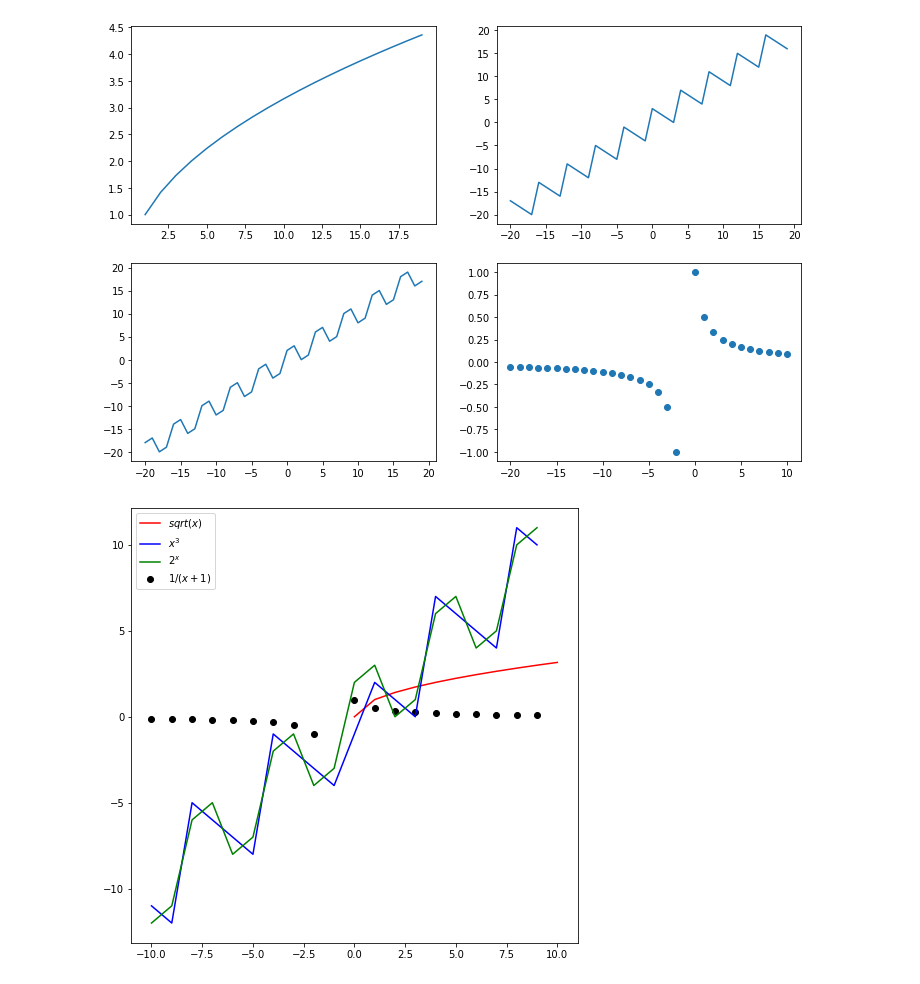
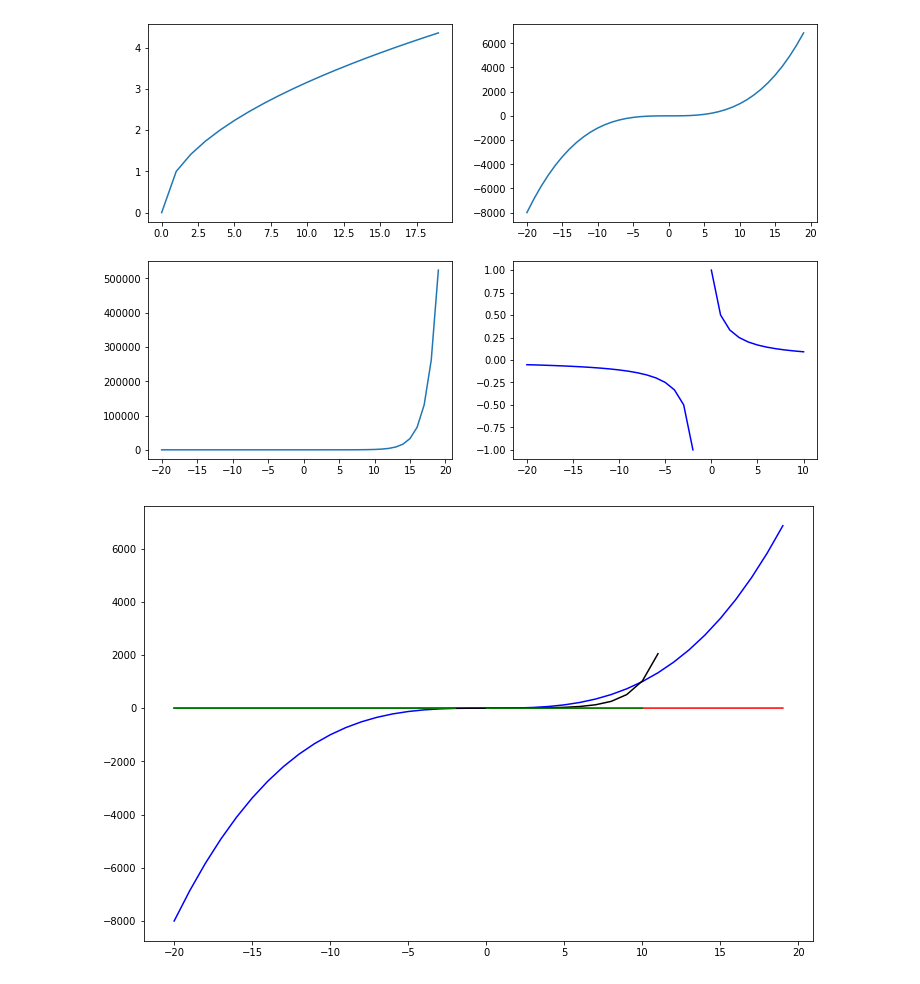
Before and after one commit to carterrxavier/numpy-pandas-visualization-exercises, a Jupyter notebook: matplotlib_exercises.ipynb, the cells around one changed output. Cells and saved outputs as stored; diff of their text form; code cells hidden in the pictures.

```diff
--- a/matplotlib_exercises.ipynb
+++ b/matplotlib_exercises.ipynb
@@ -52,58 +57,65 @@ plt.show()
 
 plt.figure(figsize=(12,8))
 plt.subplot(2,2,1)
-x = range(1,20)
+x = range(0,20)
 y = [math.sqrt(x) for x in x]
 plt.plot(x,y)
 
 
 plt.subplot(2,2,2)
 x = range(-20,20)
-y = [x^3 for x in x]
+y = [x**3 for x in x]
 plt.plot(x,y)
 
 
 plt.subplot(2,2,3)
 x = range(-20,20)
-y = [2^x for x in x]
+y = [2**x for x in x]
 plt.plot(x,y)
 
 
 plt.subplot(2,2,4)
-x = list(range(-20,-1))+ list(range(0,11))
+x = list(range(-20,-1))
 y = [1/(x+1) for x in x]
-plt.scatter(x,y)
+plt.plot(x,y, color = 'blue')
+plt.subplot(2,2,4)
+x = list(range(0,11))
+y = [1/(x+1) for x in x]
+plt.plot(x,y, color = 'blue')
 
 plt.show()
 # %% [output]
-[figure, old version]
+[figure, new version]
 # %%
 #4
-plt.figure(figsize=(8,8))
-x = list(range(0,11))
+plt.figure(figsize=(12,8))
+x = list(range(0,20))
 y = [math.sqrt(x) for x in x]
 plt.plot(x,y, label = '$sqrt(x)$', color = 'red')
 
 
-x = list(range(-10,0))+ list(range(1,10))
-y = [x^3 for x in x]
-plt.plot(x, y, label = '$x^3$', color = 'blue')
+
+x = list(range(-20,20))
+y = [x**3 for x in x]
+plt.plot(x,y ,label = '$x^3$',color = 'blue')
 
 
-x = list(range(-10,0))+ list(range(0,10))
-y = [2^x for x in x]
-plt.plot(x,y, label = '$2^x$', color = "green")
+x = list(range(-20,12))
+y = [2**x for x in x]
+plt.plot(x,y,label = '$2^x$', color = 'black')
 
 
 
-x = list(range(-10,-1))+ list(range(0,10))
+x = list(range(-20,-1))
 y = [1/(x+1) for x in x]
-plt.scatter(x,y, label = '${1}/{(x+1)}$', color = 'black')
+plt.plot(x,y, color = 'green')
+x = list(range(0,11))
+y = [1/(x+1) for x in x]
+plt.plot(x,y,label = '$1/(x+1)$' ,color = 'green')
 
-plt.legend()
 
 
 
 plt.show()
 # %% [output]
-[figure, old version]
+[figure, new version]
```
Also changed, not shown: parts of 4 cells of this notebook, 1 other file.
